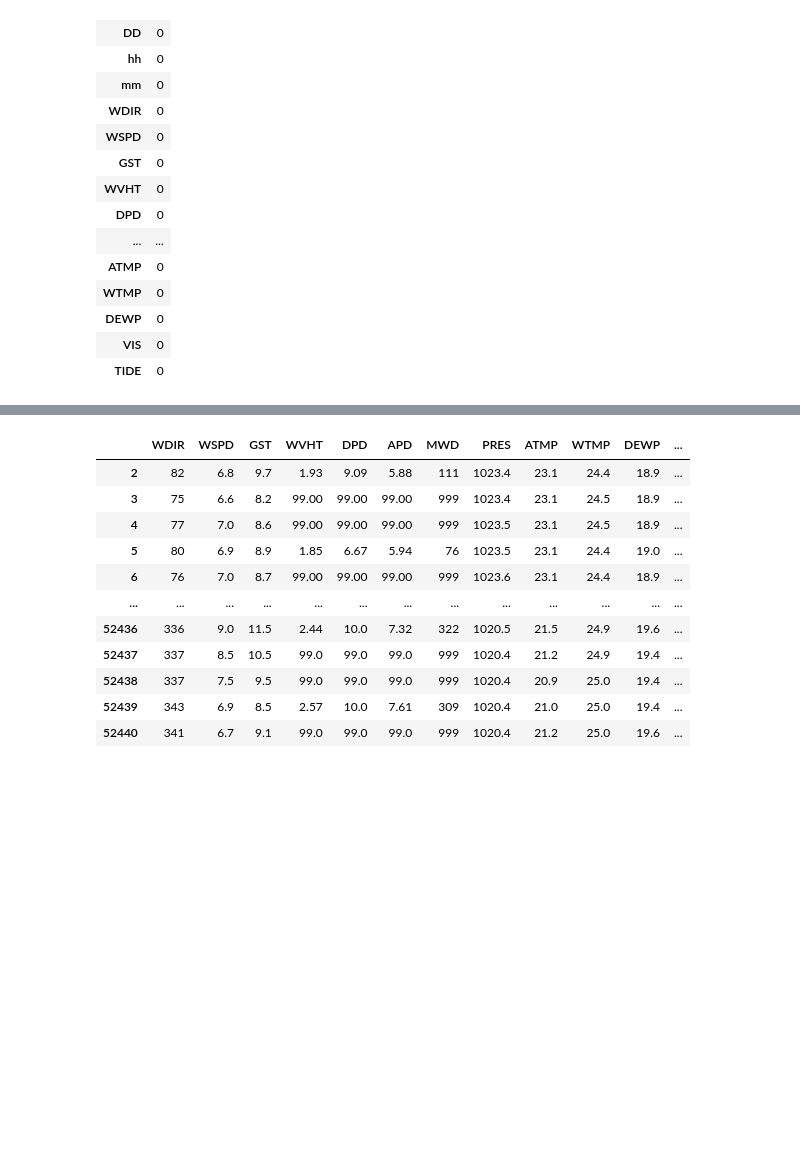
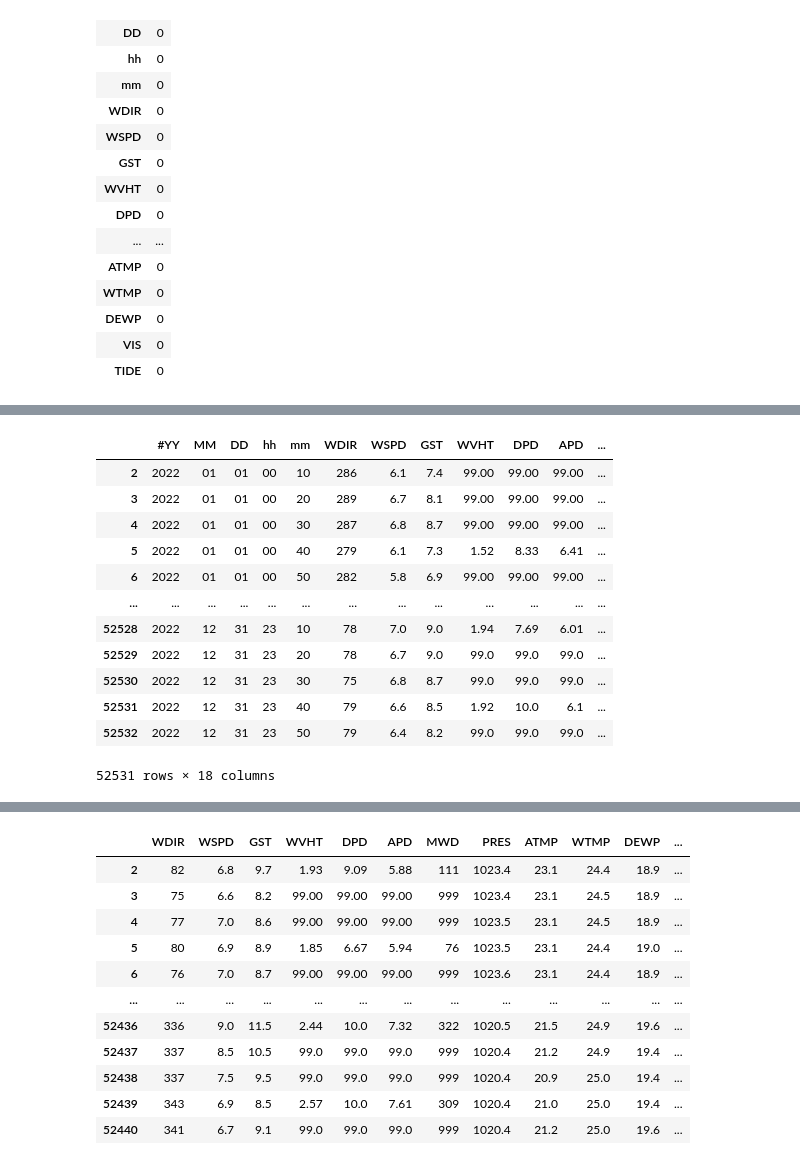
Before and after one commit to juniousnj/SPICE-2024, a Jupyter notebook: waveheight_tutorial.ipynb, the cells around one changed output, grey strips where cells are left out. Saved outputs shown, nothing was run; the diff lists cells and outputs as text; code cells hidden in the pictures; blank space fills up the shorter version.

```diff
--- a/waveheight_tutorial.ipynb
+++ b/waveheight_tutorial.ipynb
@@ -309,0 +342,17 @@ df1_clean = df_23.iloc[2:] # dropping the first two rows
+# %%
+df_22_clean = df_22.iloc[2:] # dropping the first two rows
+df_22_clean
+# %% [output]
+|  | #YY | MM | DD | hh | mm | WDIR | WSPD | GST | WVHT | DPD | APD | ... |
+| 2 | 2022 | 01 | 01 | 00 | 10 | 286 | 6.1 | 7.4 | 99.00 | 99.00 | 99.00 | ... |
+| 3 | 2022 | 01 | 01 | 00 | 20 | 289 | 6.7 | 8.1 | 99.00 | 99.00 | 99.00 | ... |
+| 4 | 2022 | 01 | 01 | 00 | 30 | 287 | 6.8 | 8.7 | 99.00 | 99.00 | 99.00 | ... |
+| 5 | 2022 | 01 | 01 | 00 | 40 | 279 | 6.1 | 7.3 | 1.52 | 8.33 | 6.41 | ... |
+| 6 | 2022 | 01 | 01 | 00 | 50 | 282 | 5.8 | 6.9 | 99.00 | 99.00 | 99.00 | ... |
+| ... | ... | ... | ... | ... | ... | ... | ... | ... | ... | ... | ... | ... |
+| 52528 | 2022 | 12 | 31 | 23 | 10 | 78 | 7.0 | 9.0 | 1.94 | 7.69 | 6.01 | ... |
+| 52529 | 2022 | 12 | 31 | 23 | 20 | 78 | 6.7 | 9.0 | 99.0 | 99.0 | 99.0 | ... |
+| 52530 | 2022 | 12 | 31 | 23 | 30 | 75 | 6.8 | 8.7 | 99.0 | 99.0 | 99.0 | ... |
+| 52531 | 2022 | 12 | 31 | 23 | 40 | 79 | 6.6 | 8.5 | 1.92 | 10.0 | 6.1 | ... |
+| 52532 | 2022 | 12 | 31 | 23 | 50 | 79 | 6.4 | 8.2 | 99.0 | 99.0 | 99.0 | ... |
+52531 rows × 18 columns
```
Also changed, not shown: parts of 8 cells of this notebook.
